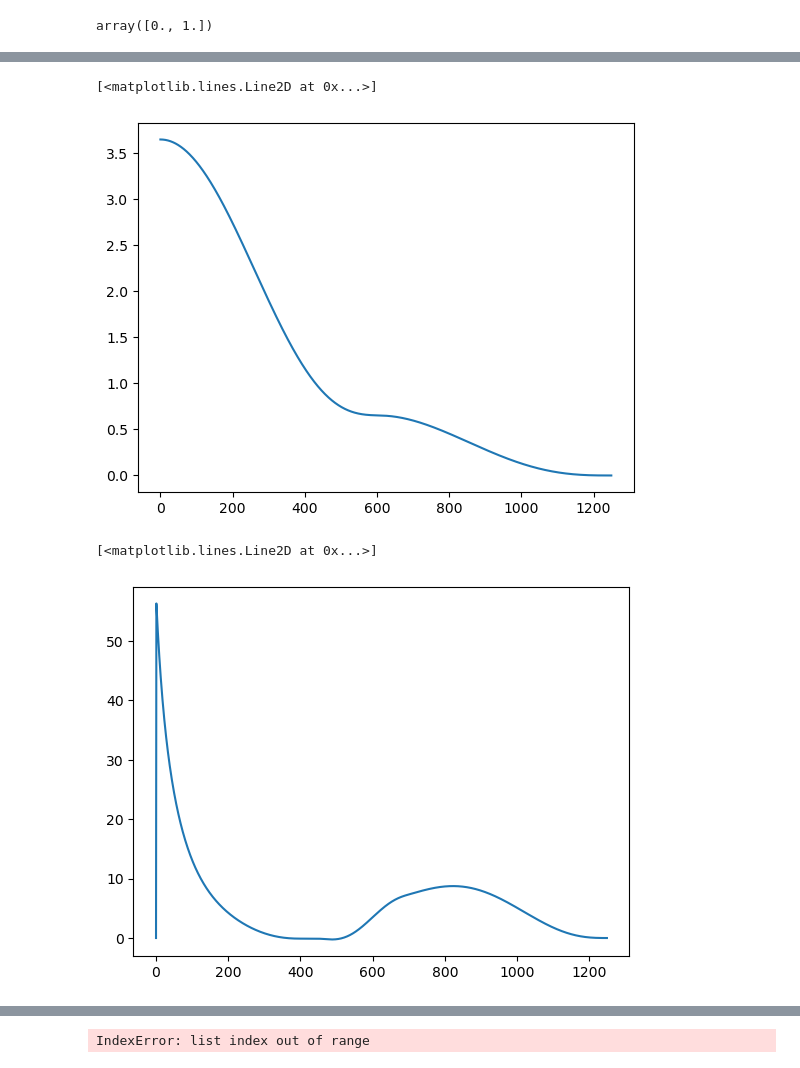
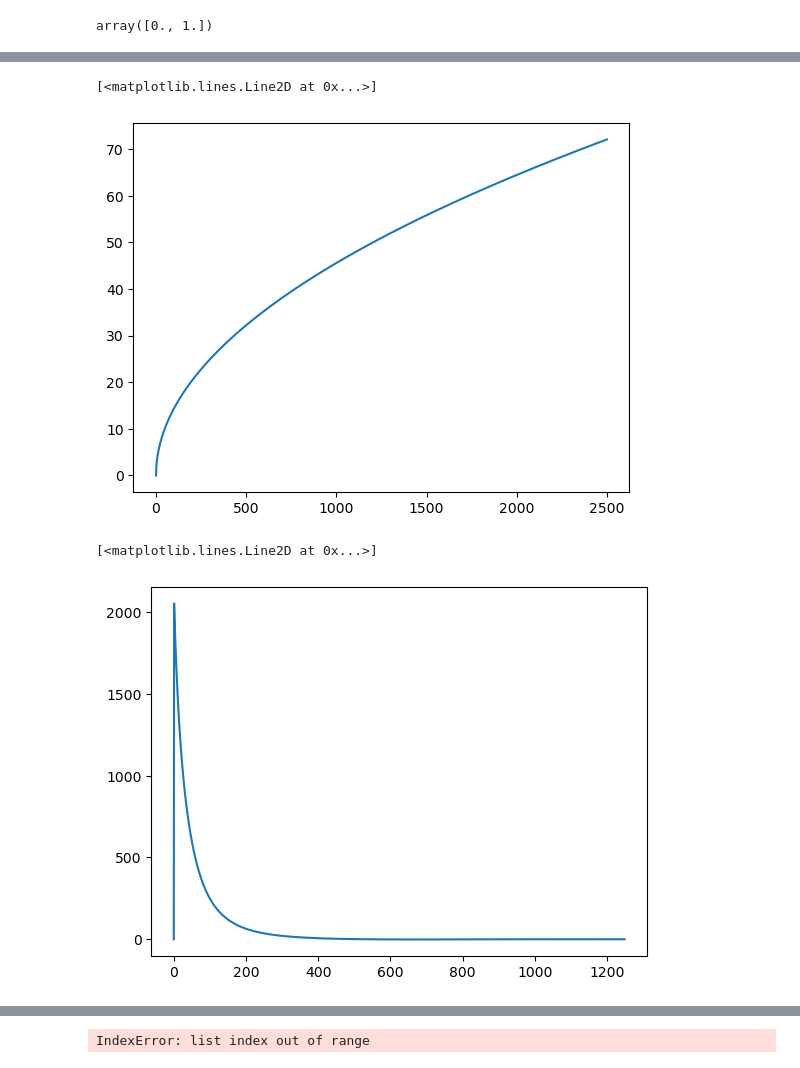
Before and after one commit to Samanyu-T/Lammps_MD, a Jupyter notebook: Jupyter_Notebooks/Development.ipynb, the cells around one changed output, grey strips where cells are left out. Drawn from its saved outputs; the diff is of its cells as text; code cells hidden in the pictures.

```diff
--- a/Jupyter_Notebooks/Development.ipynb
+++ b/Jupyter_Notebooks/Development.ipynb
@@ -30,12 +30,12 @@ pot, potlines, pot_params = Handle_PotFiles.read_pot('git_folder/Potentials/test
 n_knots = {}
 n_knots['He_F'] = 2
 n_knots['He_p'] = 3
-n_knots['W-He'] = 3
+n_knots['W-He'] = 4
 n_knots['He-He'] = 0
 n_knots['H-He'] = 0
 
 eam_fit = EAM_Fitting.Fit_EAM_Potential(pot, n_knots, pot_params, potlines, None, 0, '')
-sample = eam_fit.gen_rand()
+sample = np.loadtxt('sample.txt')
 
 coef_dict = eam_fit.fit_sample(sample)
 
@@ -65,21 +65,21 @@ x_plt = np.linspace(0, 20, 1000)
 y_plt = EAM_Fitting.splineval(x_plt, coef_dict['He_F'], eam_fit.knot_pts['He_F'])
 
 # plt.plot(x_plt, y_plt)
-plt.plot(pot['He_p'])
+plt.plot(pot['He_F'])
 # plt.plot(x_plt, sample[0]*np.sqrt(x_plt))
 # %% [output]
 [<matplotlib.lines.Line2D at 0x...>]
-[figure, old version]
+[figure, new version]
 # %%
 x_plt = np.linspace(1.5, 5, 1000)
 zbl = EAM_Fitting.ZBL(74, 2)
 
 y_plt = EAM_Fitting.splineval(x_plt, coef_dict['W-He'], eam_fit.knot_pts['W-He'])
 
-plt.plot(pot['He-He'])
+plt.plot(pot['W-He'])
 # %% [output]
 [<matplotlib.lines.Line2D at 0x...>]
-[figure, old version]
+[figure, new version]
 # %%
 plt.plot(pot['He_F'])
 # %% [output]
```
Also changed, not shown: parts of 2 cells of this notebook, 11 other files.
